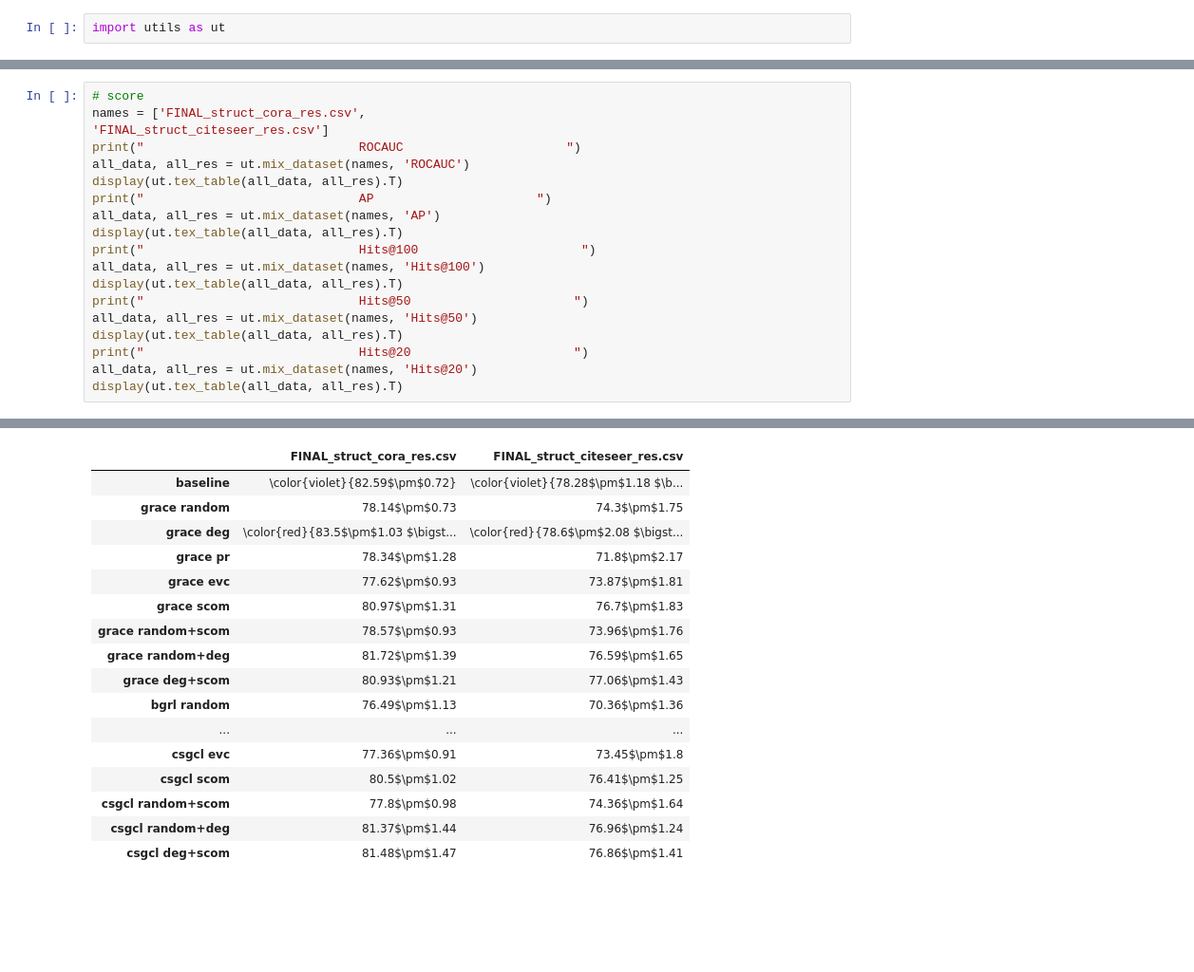
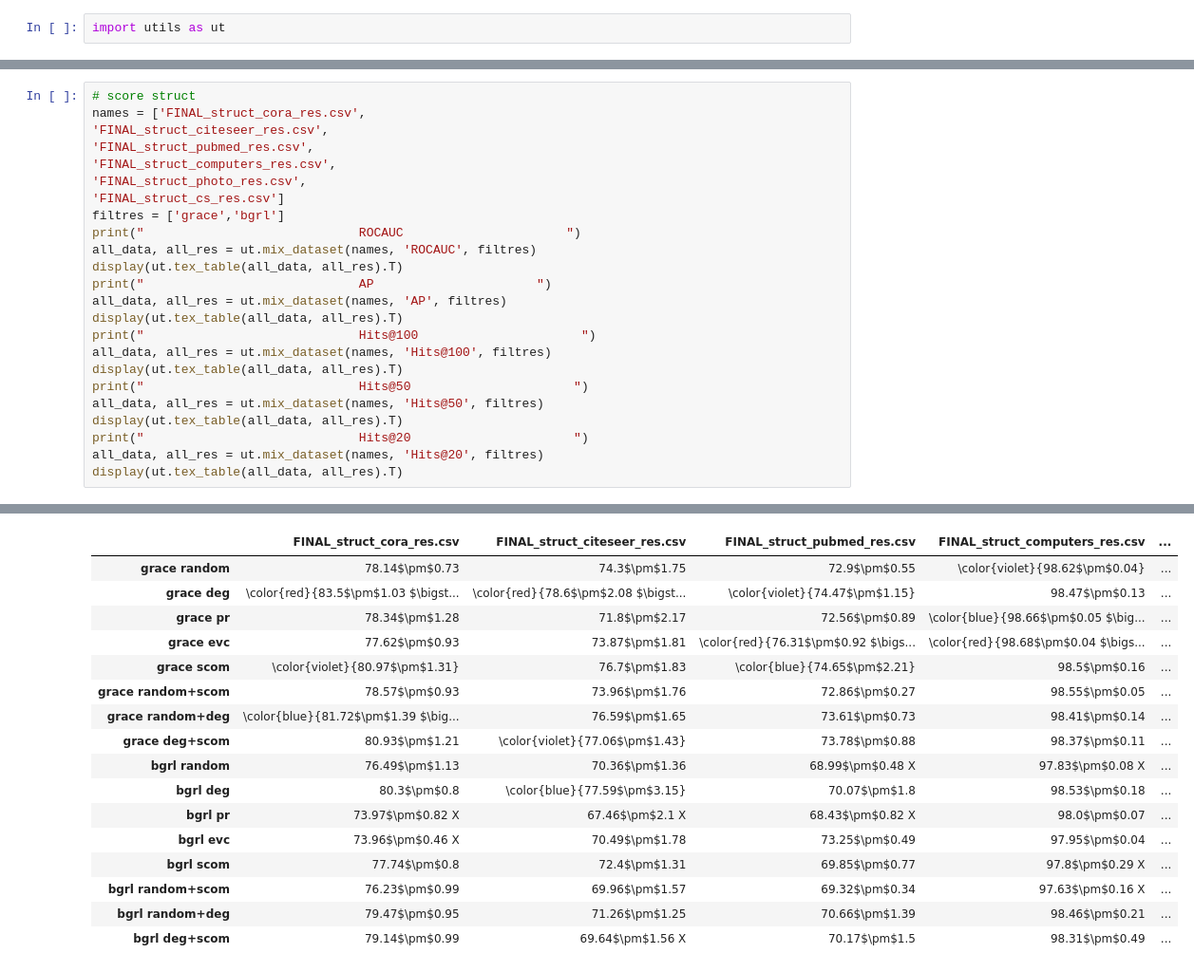
Before and after one commit to valentincuzin/GCL-Link-Prediction, a Jupyter notebook: New/output/Final_analysis.ipynb, the cells around one changed output, grey strips where cells are left out. Shown at 95% size. Cells and saved outputs as stored; diff of their text form; blank space fills up the shorter version.

```diff
--- a/New/output/Final_analysis.ipynb
+++ b/New/output/Final_analysis.ipynb
@@ -387,21 +441,26 @@ grace scom & 66.33$\pm$3.98 & 70.98$\pm$1.8 $\bigstar$ & 12.37$\pm$3.72 \\
 # %%
-# score
+# score struct
 names = ['FINAL_struct_cora_res.csv',
-'FINAL_struct_citeseer_res.csv']
+'FINAL_struct_citeseer_res.csv',
+'FINAL_struct_pubmed_res.csv',
+'FINAL_struct_computers_res.csv',
+'FINAL_struct_photo_res.csv',
+'FINAL_struct_cs_res.csv']
+filtres = ['grace','bgrl']
 print("                             ROCAUC                      ")
-all_data, all_res = ut.mix_dataset(names, 'ROCAUC')
+all_data, all_res = ut.mix_dataset(names, 'ROCAUC', filtres)
 display(ut.tex_table(all_data, all_res).T)
 print("                             AP                      ")
-all_data, all_res = ut.mix_dataset(names, 'AP')
+all_data, all_res = ut.mix_dataset(names, 'AP', filtres)
 display(ut.tex_table(all_data, all_res).T)
 print("                             Hits@100                      ")
-all_data, all_res = ut.mix_dataset(names, 'Hits@100')
+all_data, all_res = ut.mix_dataset(names, 'Hits@100', filtres)
 display(ut.tex_table(all_data, all_res).T)
 print("                             Hits@50                      ")
-all_data, all_res = ut.mix_dataset(names, 'Hits@50')
+all_data, all_res = ut.mix_dataset(names, 'Hits@50', filtres)
 display(ut.tex_table(all_data, all_res).T)
 print("                             Hits@20                      ")
-all_data, all_res = ut.mix_dataset(names, 'Hits@20')
+all_data, all_res = ut.mix_dataset(names, 'Hits@20', filtres)
 display(ut.tex_table(all_data, all_res).T)
 # %% [output]
                              ROCAUC
@@ -420,23 +479,23 @@ grace scom & 80.97$\pm$1.31 & 76.7$\pm$1.83 \\
 \bottomrule
 \end{tabular}
 
 }
-|  | FINAL_struct_cora_res.csv | FINAL_struct_citeseer_res.csv |
-| baseline | \color{violet}{82.59$\pm$0.72} | \color{violet}{78.28$\pm$1.18 $\b... |
-| grace random | 78.14$\pm$0.73 | 74.3$\pm$1.75 |
-| grace deg | \color{red}{83.5$\pm$1.03 $\bigst... | \color{red}{78.6$\pm$2.08 $\bigst... |
-| grace pr | 78.34$\pm$1.28 | 71.8$\pm$2.17 |
-| grace evc | 77.62$\pm$0.93 | 73.87$\pm$1.81 |
-| grace scom | 80.97$\pm$1.31 | 76.7$\pm$1.83 |
-| grace random+scom | 78.57$\pm$0.93 | 73.96$\pm$1.76 |
-| grace random+deg | 81.72$\pm$1.39 | 76.59$\pm$1.65 |
-| grace deg+scom | 80.93$\pm$1.21 | 77.06$\pm$1.43 |
-| bgrl random | 76.49$\pm$1.13 | 70.36$\pm$1.36 |
-| ... | ... | ... |
-| csgcl evc | 77.36$\pm$0.91 | 73.45$\pm$1.8 |
-| csgcl scom | 80.5$\pm$1.02 | 76.41$\pm$1.25 |
-| csgcl random+scom | 77.8$\pm$0.98 | 74.36$\pm$1.64 |
-| csgcl random+deg | 81.37$\pm$1.44 | 76.96$\pm$1.24 |
-| csgcl deg+scom | 81.48$\pm$1.47 | 76.86$\pm$1.41 |
+|  | FINAL_struct_cora_res.csv | FINAL_struct_citeseer_res.csv | FINAL_struct_pubmed_res.csv | FINAL_struct_computers_res.csv | ... |
+| grace random | 78.14$\pm$0.73 | 74.3$\pm$1.75 | 72.9$\pm$0.55 | \color{violet}{98.62$\pm$0.04} | ... |
+| grace deg | \color{red}{83.5$\pm$1.03 $\bigst... | \color{red}{78.6$\pm$2.08 $\bigst... | \color{violet}{74.47$\pm$1.15} | 98.47$\pm$0.13 | ... |
+| grace pr | 78.34$\pm$1.28 | 71.8$\pm$2.17 | 72.56$\pm$0.89 | \color{blue}{98.66$\pm$0.05 $\big... | ... |
+| grace evc | 77.62$\pm$0.93 | 73.87$\pm$1.81 | \color{red}{76.31$\pm$0.92 $\bigs... | \color{red}{98.68$\pm$0.04 $\bigs... | ... |
+| grace scom | \color{violet}{80.97$\pm$1.31} | 76.7$\pm$1.83 | \color{blue}{74.65$\pm$2.21} | 98.5$\pm$0.16 | ... |
+| grace random+scom | 78.57$\pm$0.93 | 73.96$\pm$1.76 | 72.86$\pm$0.27 | 98.55$\pm$0.05 | ... |
+| grace random+deg | \color{blue}{81.72$\pm$1.39 $\big... | 76.59$\pm$1.65 | 73.61$\pm$0.73 | 98.41$\pm$0.14 | ... |
+| grace deg+scom | 80.93$\pm$1.21 | \color{violet}{77.06$\pm$1.43} | 73.78$\pm$0.88 | 98.37$\pm$0.11 | ... |
+| bgrl random | 76.49$\pm$1.13 | 70.36$\pm$1.36 | 68.99$\pm$0.48 X | 97.83$\pm$0.08 X | ... |
+| bgrl deg | 80.3$\pm$0.8 | \color{blue}{77.59$\pm$3.15} | 70.07$\pm$1.8 | 98.53$\pm$0.18 | ... |
+| bgrl pr | 73.97$\pm$0.82 X | 67.46$\pm$2.1 X | 68.43$\pm$0.82 X | 98.0$\pm$0.07 | ... |
+| bgrl evc | 73.96$\pm$0.46 X | 70.49$\pm$1.78 | 73.25$\pm$0.49 | 97.95$\pm$0.04 | ... |
+| bgrl scom | 77.74$\pm$0.8 | 72.4$\pm$1.31 | 69.85$\pm$0.77 | 97.8$\pm$0.29 X | ... |
+| bgrl random+scom | 76.23$\pm$0.99 | 69.96$\pm$1.57 | 69.32$\pm$0.34 | 97.63$\pm$0.16 X | ... |
+| bgrl random+deg | 79.47$\pm$0.95 | 71.26$\pm$1.25 | 70.66$\pm$1.39 | 98.46$\pm$0.21 | ... |
+| bgrl deg+scom | 79.14$\pm$0.99 | 69.64$\pm$1.56 X | 70.17$\pm$1.5 | 98.31$\pm$0.49 | ... |
                              AP
 \resizebox{\textwidth}{!}{
```
Also changed, not shown: parts of 6 cells of this notebook.
